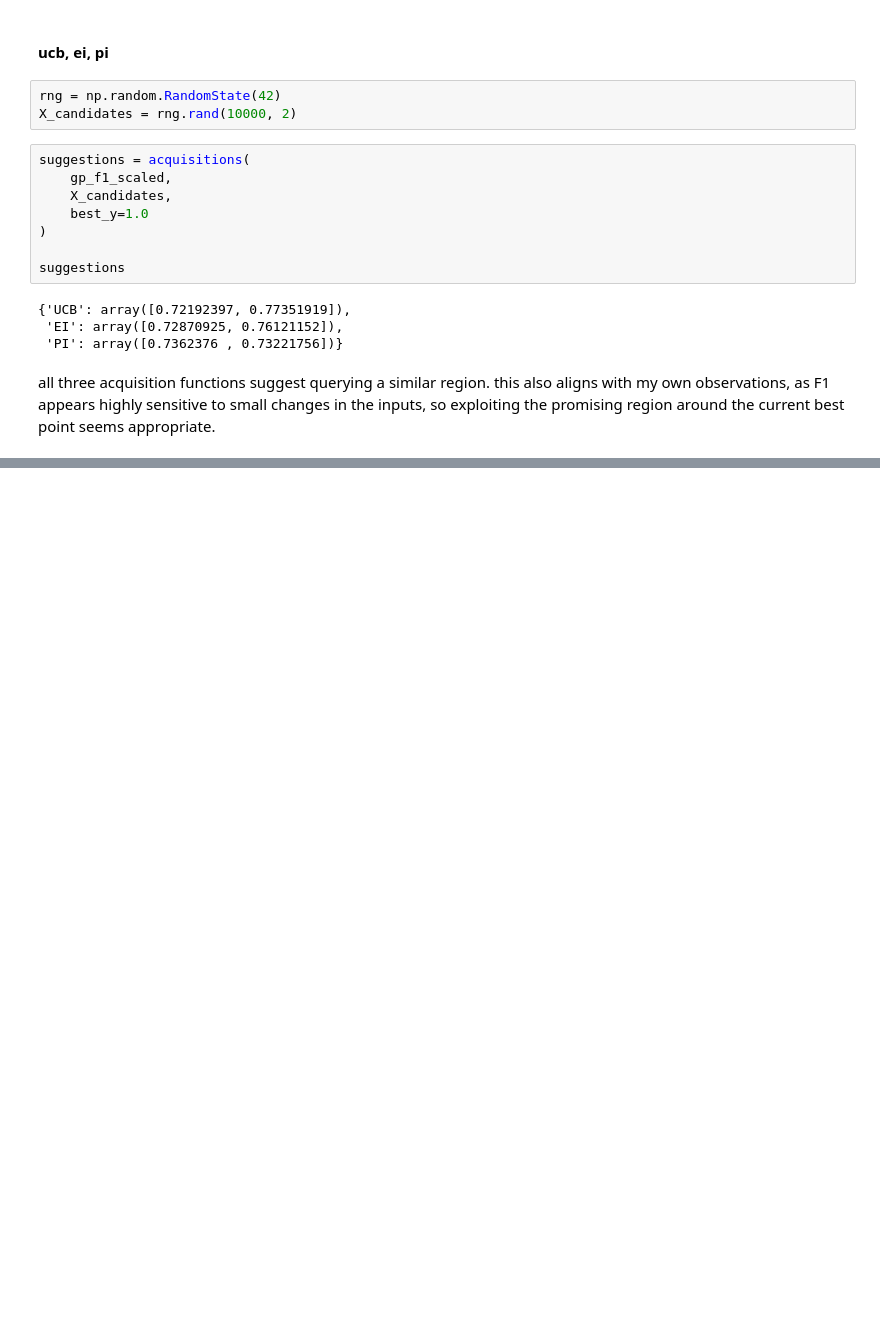
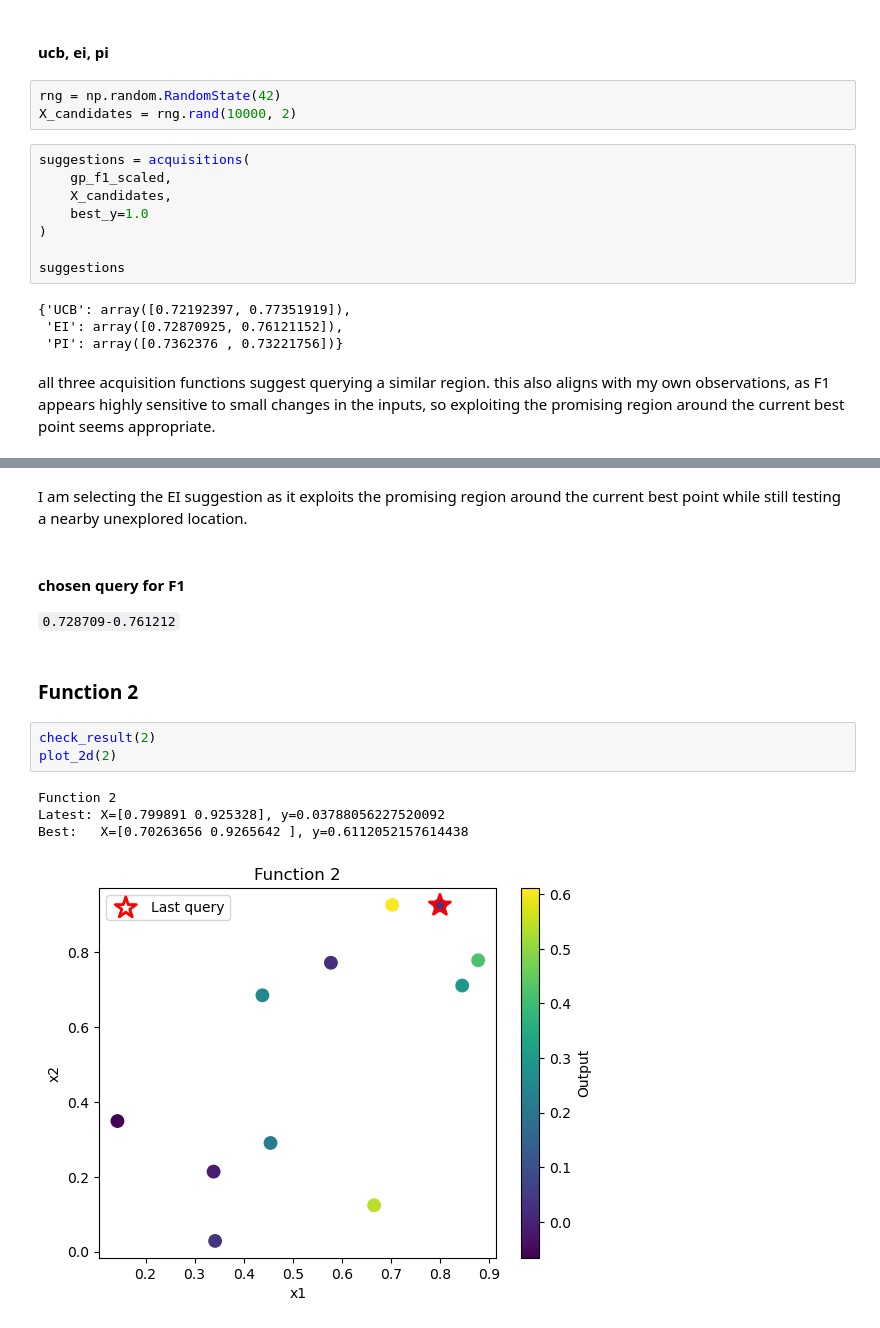
Before and after one commit to mkamar17/bbocapstone, a Jupyter notebook: project/stage-two/round_2/round_2_analysis.ipynb, the cells around one changed output, grey strips where cells are left out. Saved outputs shown, nothing was run; the diff lists cells and outputs as text; blank space fills up the shorter version.

```diff
--- a/project/stage-two/round_2/round_2_analysis.ipynb
+++ b/project/stage-two/round_2/round_2_analysis.ipynb
@@ -234,0 +284,16 @@ all three acquisition functions suggest querying a similar region. this also ali
+# %% [markdown]
+I am selecting the EI suggestion as it exploits the promising region around the current best point while still testing a nearby unexplored location.
+# %% [markdown]
+#### chosen query for F1
+
+`0.728709-0.761212`
+# %% [markdown]
+### Function 2
+# %%
+check_result(2)
+plot_2d(2)
+# %% [output]
+Function 2
+Latest: X=[0.799891 0.925328], y=0.03788056227520092
+Best:   X=[0.70263656 0.9265642 ], y=0.6112052157614438
+[figure, added]
```
Also changed, not shown: parts of 31 cells of this notebook.
